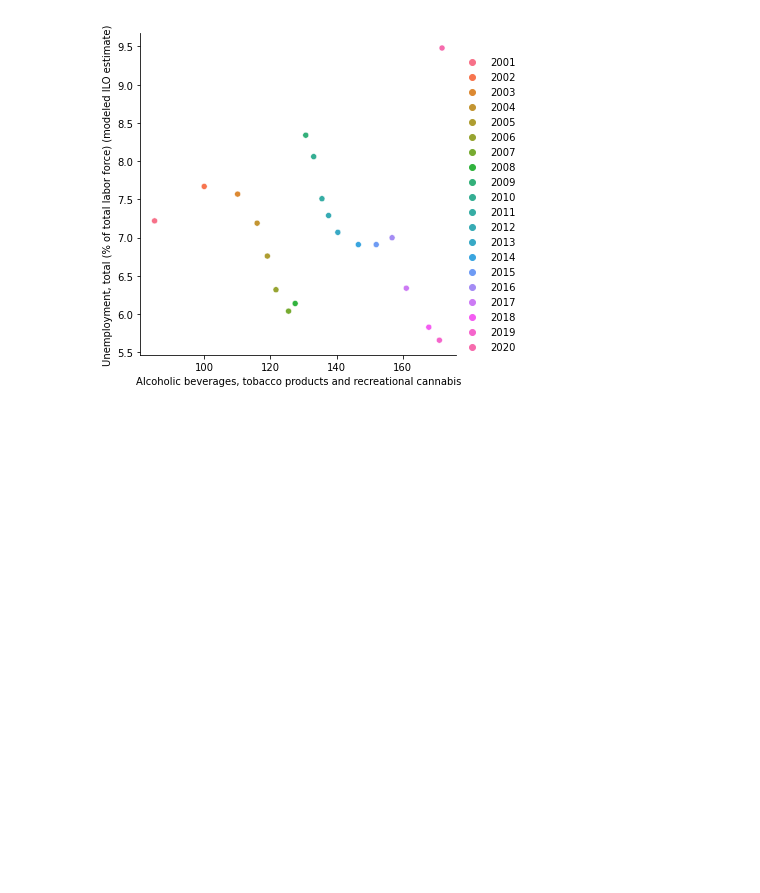
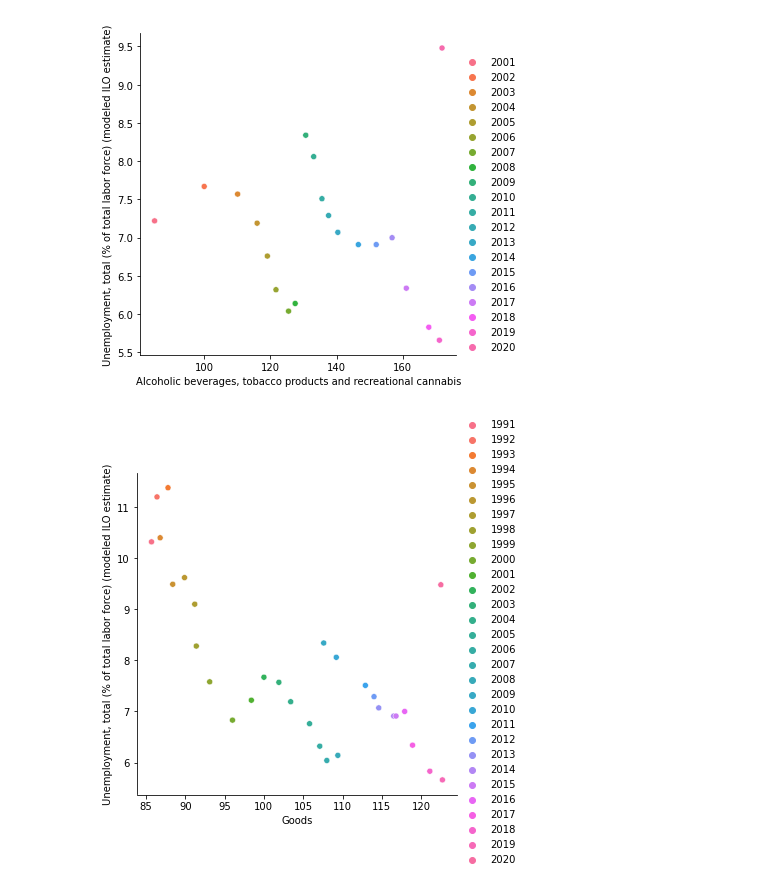
Before and after one commit to data301-2021-summer2/group-11-project, a Jupyter notebook: data/DataProcessingFunctions-Andy.ipynb, the cells around one changed output. Saved outputs shown, nothing was run; the diff lists cells and outputs as text; code cells hidden in the pictures; blank space fills up the shorter version.

Commit message:
Data Wrangling going well, more and more and more graphs

```diff
--- a/data/DataProcessingFunctions-Andy.ipynb
+++ b/data/DataProcessingFunctions-Andy.ipynb
@@ -66,3 +66,4 @@ ourData = loadAll()
 masterDF = ourData[0].append(ourData[3].append(ourData[1])).sort_index(axis=1).convert_dtypes(int)
 #collecting 2000 to 2021 data.
 masterDFFrom2000to2021 = masterDF.iloc[:, masterDF.shape[1]-21:masterDF.shape[1]-1]
+masterDFFrom1991to2021 = masterDF.iloc[:, masterDF.shape[1]-31:masterDF.shape[1]-1]
@@ -255,3 +277,7 @@ masterDFFrom2000to2021
 ax = sns.relplot(y='Unemployment, total (% of total labor force) (modeled ILO estimate)', x='Alcoholic beverages, tobacco products and recreational cannabis', data=masterDFFrom2000to2021.transpose(),hue=masterDFFrom2000to2021.columns)
 # %% [output]
 [figure]
+# %%
+ax = sns.relplot(y='Unemployment, total (% of total labor force) (modeled ILO estimate)', x='Goods', data=masterDFFrom1991to2021.transpose(),hue=masterDFFrom1991to2021.columns)
+# %% [output]
+[figure, added]
```
Also changed, not shown: parts of 1 cell of this notebook, 1 other file.
